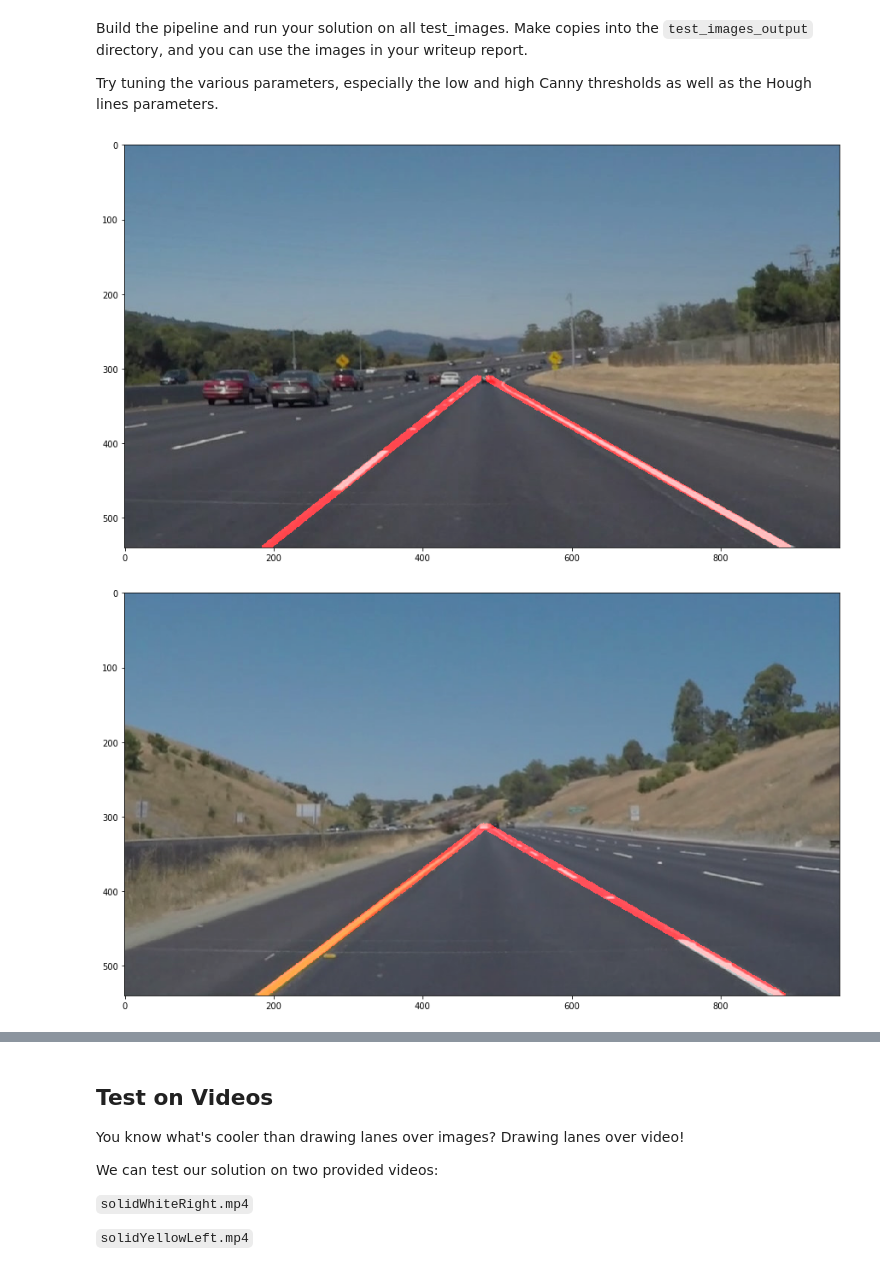
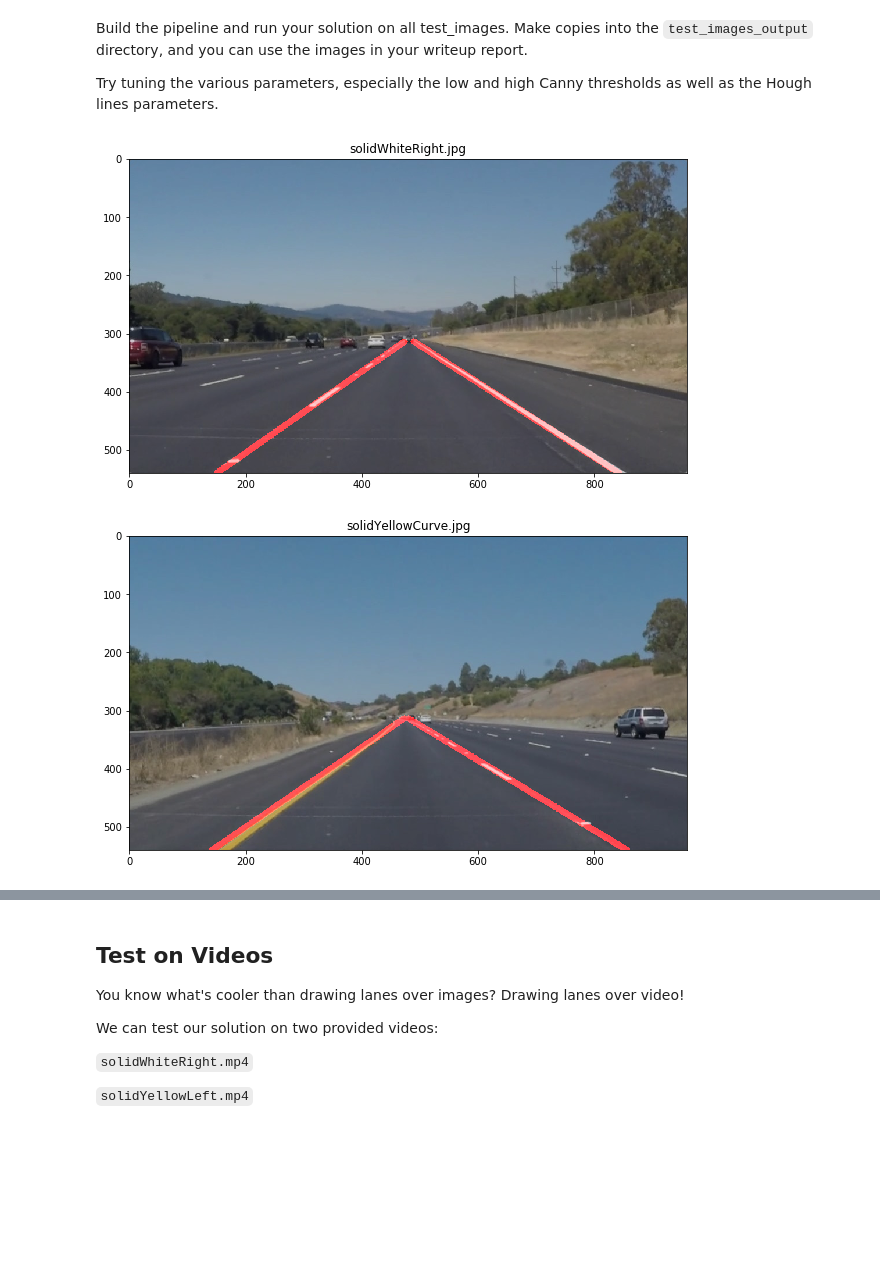
Before and after one commit to mnabu55/CarND-LaneLines-P1, a Jupyter notebook: P1.ipynb, the cells around one changed output, grey strips where cells are left out. Drawn from its saved outputs; the diff is of its cells as text; code cells hidden in the pictures; blank space fills up the shorter version.

Commit message:
modify how to detect edge
condition
from 0 to abs(0.3) for targeting edge

```diff
--- a/P1.ipynb
+++ b/P1.ipynb
@@ -158,9 +158,10 @@ def draw_lines(img, lines, color=[255, 0, 0], thickness=2):
         parameters = np.polyfit((x1, x2), (y1, y2), 1)
         slope = parameters[0]
         intercept = parameters[1]
-        if slope < 0:
+#         print("slope: {}, intercept: {}".format(slope, intercept))
+        if slope < -0.3:
             right_lines.append((slope, intercept))
-        else:
+        elif slope > 0.3:
             left_lines.append((slope, intercept))
 
     left_line_average = np.average(left_lines, axis=0)
@@ -170,7 +171,6 @@ def draw_lines(img, lines, color=[255, 0, 0], thickness=2):
 
     cv2.line(img,(left_line[0],left_line[1]),(left_line[2],left_line[3]),(255,0,0),10)
     cv2.line(img,(right_line[0], right_line[1]), (right_line[2], right_line[3]),(255,0,0),10)
-
 
 def hough_lines(img, rho, theta, threshold, min_line_len, max_line_gap):
     """
@@ -228,29 +224,45 @@ Try tuning the various parameters, especially the low and high Canny thresholds
 # %%
 # TODO: Build your pipeline that will draw lane lines on the test_images
 # then save them to the test_images_output directory.
 import os
 files = os.listdir("test_images/")
 
 for file in files:
     if "output" in file  or ".jpg" not in file:
         continue
     img = mpimg.imread("test_images/" + file)
     gray = grayscale(img)
     gray = gaussian_blur(gray, 5)
     edges = canny(gray, 50, 150)
 
     imshape = img.shape
-    vertices = np.array([[(.51*imshape[1], imshape[0]*.58), (.49*imshape[1], imshape[0]*.58), (0, imshape[0]), (imshape[1], imshape[0])]], dtype=np.int32)
+#    vertices = np.array([[(.51*imshape[1], imshape[0]*.58), (.49*imshape[1], imshape[0]*.58), (0, imshape[0]), (imshape[1], imshape[0])]], dtype=np.int32)
+    vertices = np.array([[(.58*imshape[1], imshape[0]*.60), (.42*imshape[1], imshape[0]*.60), (0, imshape[0]), (imshape[1], imshape[0])]], dtype=np.int32)
+#     print("vertices: ", vertices)
+#    cv2.fillPoly(img, vertices, (255,0,0))
     target = region_of_interest(edges, vertices)
 
-    lines = hough_lines(target, 1, np.pi/180, 35, 5, 2)
+
+    rho = 2 # distance resolution in pixels of the Hough grid
+    theta = np.pi/180 # angular resolution in radians of the Hough grid
+    threshold = 15     # minimum number of votes (intersections in Hough grid cell)
+    min_line_length = 40 #minimum number of pixels making up a line
+    max_line_gap = 20    # maximum gap in pixels between connectable line segments
+    line_image = np.copy(image)*0 # creating a blank to draw lines on
+
+    # Run Hough on edge detected image
+    # Output "lines" is an array containing endpoints of detected line segments
+#     lines = cv2.HoughLinesP(target, rho, theta, threshold, np.array([]), min_line_length, max_line_gap)
+
+    lines = hough_lines(target, rho, theta, threshold, min_line_length, max_line_gap)
     result = weighted_img(lines, img, α=0.8, β=1., γ=0.)
-    plt.figure(figsize=(15, 15))
+    plt.figure(figsize=(10, 10))
+    plt.title(file)
     plt.imshow(result, cmap="gray")
 
     r, g, b = cv2.split(result)
     result = cv2.merge((b, g, r))
     cv2.imwrite("test_images/output_" + file, result)
 # %% [output]
-[figure, old version]
+[figure, new version]
-[figure, old version]
+[figure, new version]
```
Also changed, not shown: parts of 6 cells of this notebook.
